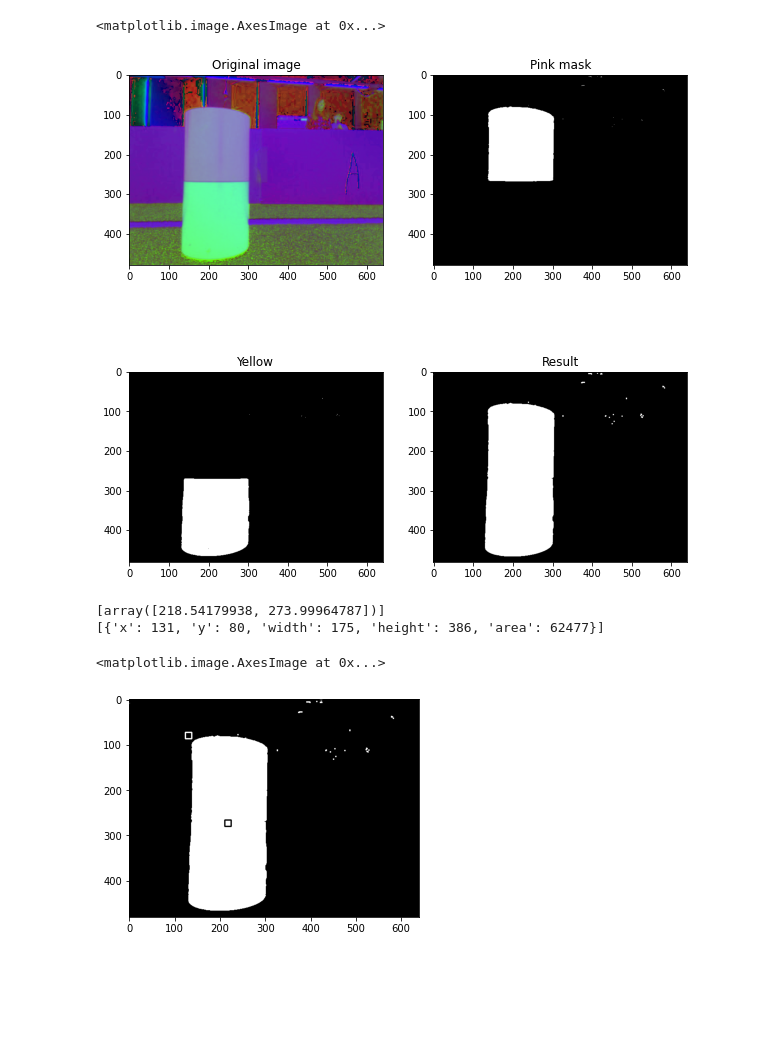
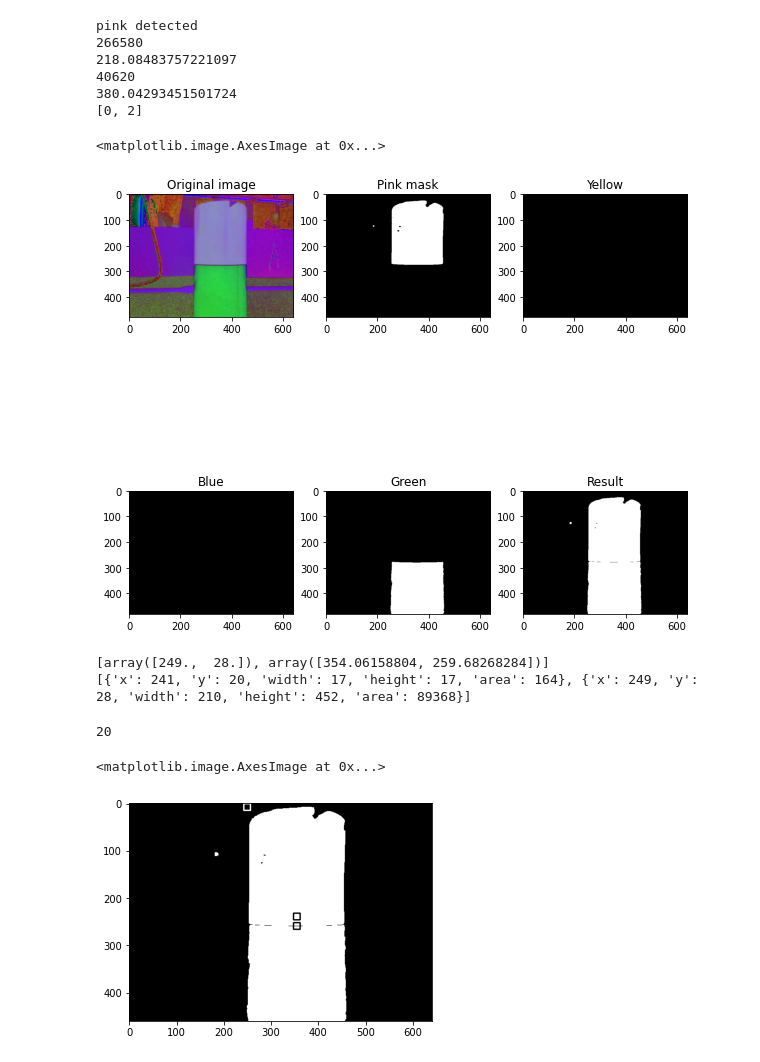
Before and after one commit to Echooooo-zhn/COMP3431_Team_Robot, a Jupyter notebook: src/image_processing/image_processing/test.ipynb, the cells around one changed output. Drawn from its saved outputs; the diff is of its cells as text; code cells hidden in the pictures; blank space fills up the shorter version.

Commit message:
remove image mask noise & adjust more accurate colour mask range

```diff
--- a/src/image_processing/image_processing/test.ipynb
+++ b/src/image_processing/image_processing/test.ipynb
@@ -2,15 +2,3 @@
 import cv2
 import numpy as np
 import matplotlib.pyplot as plt
-# %%
-light_blue = np.array([75, 172, 123])
-dark_blue = np.array([179, 255, 255])
-
-light_pink = np.array([128,38,56])
-dark_pink = np.array([164,255,255])
-
-light_green = np.array([38,23,45])
-dark_green = np.array([52,255,255])
-
-light_yellow = np.array([94,135,90])
-dark_yellow = np.array([130,255,255])
@@ -17,3 +103,3 @@ dark_yellow = np.array([130,255,255])
 # %%
-hsv_frame = cv2.imread('PINK&YELLOW.jpg', -1)
-hsv_frame = cv2.cvtColor(hsv_frame, cv2.COLOR_BGR2HSV)
+frame = cv2.imread('PINK&GREEN.jpg', -1)
+hsv_frame = cv2.cvtColor(frame, cv2.COLOR_BGR2HSV)
@@ -32,35 +106,61 @@ image_result = cv2.dilate(image_result, kernel, iterations=1)
+# %%
+image_result, blue_mask, pink_mask, green_mask, yellow_mask = generate_mask(hsv_frame)
+# %%
+mask = determine_mask_color(image_result, blue_mask, pink_mask, green_mask, yellow_mask)
+print(mask)
+# %% [output]
+pink detected
+266580
+218.08483757221097
+40620
+380.04293451501724
+[0, 2]
 # %%
 plt.figure(figsize=(10,10))
 # Original image
-plt.subplot(2,2,1)
+plt.subplot(2,3,1)
 plt.title("Original image")
 plt.imshow(hsv_frame)
 
-plt.subplot(2,2,2)
+plt.subplot(2,3,2)
 plt.title("Pink mask")
 plt.imshow(pink_mask,cmap='gray',vmin=0,vmax=255)
 
-plt.subplot(2,2,3)
+plt.subplot(2,3,3)
 plt.title("Yellow")
 plt.imshow(yellow_mask,cmap='gray',vmin=0,vmax=255)
 
-plt.subplot(2,2,4)
+plt.subplot(2,3,4)
+plt.title("Blue")
+plt.imshow(blue_mask,cmap='gray',vmin=0,vmax=255)
+
+plt.subplot(2,3,5)
+plt.title("Green")
+plt.imshow(green_mask,cmap='gray',vmin=0,vmax=255)
+
+plt.subplot(2,3,6)
 plt.title("Result")
 plt.imshow(image_result,cmap='gray',vmin=0,vmax=255)
 # %% [output]
 <matplotlib.image.AxesImage at 0x...>
-[figure, old version]
+[figure, new version]
 # %%
 output = cv2.connectedComponentsWithStats(image_result, 4, cv2.CV_32S)
 (numLabels, labels, stats, centroids) = output
 cens = []
 objects = []
+y_min = 1000
 for i in range(0, numLabels):
     if i != 0 and stats[i][4] > 150:
+        y_min = min(stats[i][1], y_min)
         cens.append(centroids[i])
         objects.append({"x": stats[i][0], "y": stats[i][1], "width": stats[i][2], "height": stats[i][3], "area": stats[i][4]})
 print(cens)
 print(objects)
 # %% [output]
-[array([218.54179938, 273.99964787])]
-[{'x': 131, 'y': 80, 'width': 175, 'height': 386, 'area': 62477}]
+[array([249.,  28.]), array([354.06158804, 259.68268284])]
+[{'x': 241, 'y': 20, 'width': 17, 'height': 17, 'area': 164}, {'x': 249, 'y': 28, 'width': 210, 'height': 452, 'area': 89368}]
+# %%
+y_min
+# %% [output]
+20
@@ -67,11 +169,11 @@ print(objects)
 # %%
 for cen in cens:
     cv2.drawMarker(image_result, (int(cen[0]),int(cen[1])), (0,0,255),cv2.MARKER_SQUARE,15,2)
-cv2.drawMarker(image_result, (int(objects[0]["x"]), int(objects[0]["y"])), (255,0,0),cv2.MARKER_SQUARE,15,2)
+#cv2.drawMarker(image_result, (int(objects[0]["x"]), int(objects[0]["y"])), (255,0,0),cv2.MARKER_SQUARE,15,2)
 plt.imshow(image_result,cmap='gray',vmin=0,vmax=255)
 # %% [output]
 <matplotlib.image.AxesImage at 0x...>
-[figure, old version]
+[figure, new version]
 # %%
 detected_objs = []
 LEFT=0
```
Also changed, not shown: parts of 5 cells of this notebook, 2 other files.
